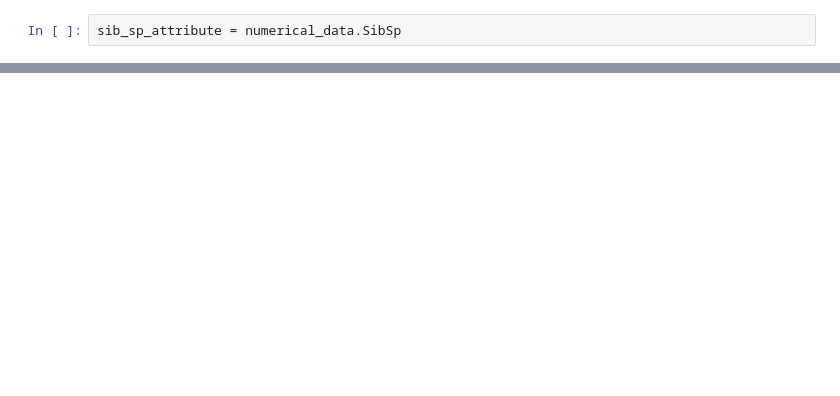
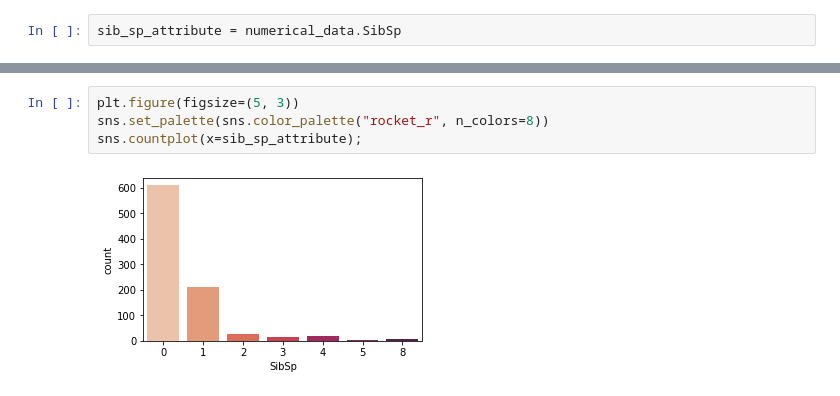
Before and after one commit to Justdek-code/data-science, a Jupyter notebook: titanic_practice/titanic_survived_classification.ipynb, the cells around one changed output, grey strips where cells are left out. Saved outputs shown, nothing was run; the diff lists cells and outputs as text; blank space fills up the shorter version.

```diff
--- a/titanic_practice/titanic_survived_classification.ipynb
+++ b/titanic_practice/titanic_survived_classification.ipynb
@@ -311,0 +257,6 @@ fare_attribute.
+# %%
+plt.figure(figsize=(5, 3))
+sns.set_palette(sns.color_palette("rocket_r", n_colors=8))
+sns.countplot(x=sib_sp_attribute);
+# %% [output]
+[figure, added]
```
Also changed, not shown: parts of 77 cells of this notebook, 1 other file.
